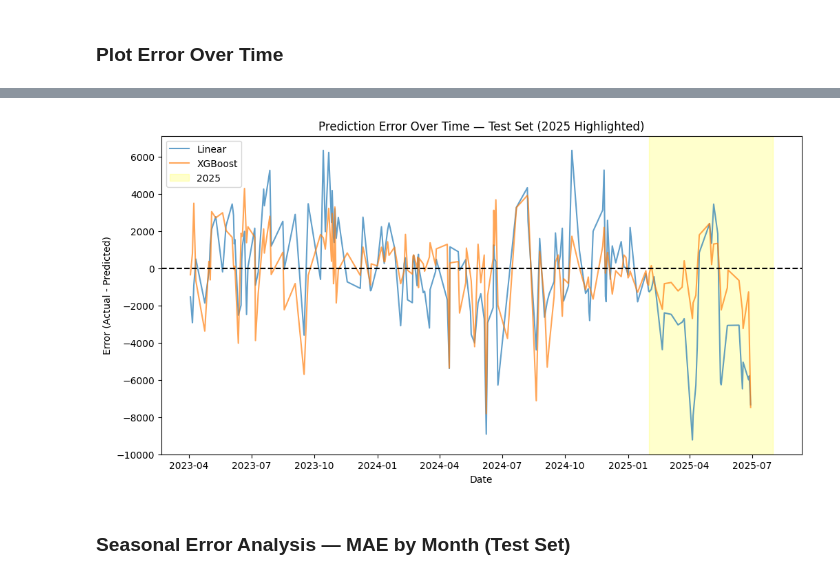
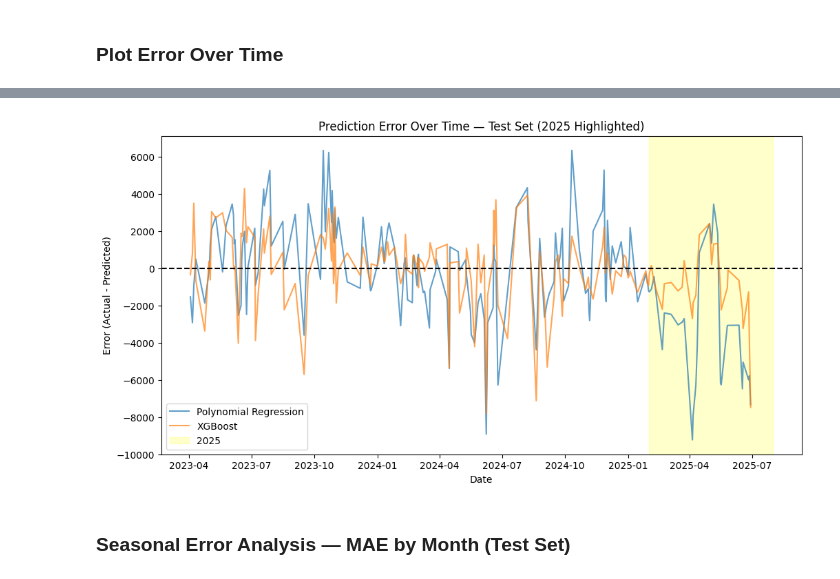
Before and after one commit to MatthieuGlemarec/SolarCast, a Jupyter notebook: Notebooks/04_Model_Evaluation/Model_Evaluation.ipynb, the cells around one changed output, grey strips where cells are left out. Cells and saved outputs as stored; diff of their text form; code cells hidden in the pictures.

```diff
--- a/Notebooks/04_Model_Evaluation/Model_Evaluation.ipynb
+++ b/Notebooks/04_Model_Evaluation/Model_Evaluation.ipynb
@@ -325,22 +363,22 @@ plt.show()
 # %%
-### Annotated Error Over Time
-
+# Annotated Error Over Time
 plt.figure(figsize=(12,6))
-plt.plot(errors_df["date"], errors_df["Linear Error"], label="Linear", alpha=0.7)
+plt.plot(errors_df["date"], errors_df["Linear Error"], label="Polynomial Regression", alpha=0.7)
 plt.plot(errors_df["date"], errors_df["XGBoost Error"], label="XGBoost", alpha=0.7)
 plt.axhline(0, color='black', linestyle='--')
 
 # Highlight summer 2025 period
 plt.axvspan(pd.Timestamp('2025-02-01'), pd.Timestamp('2025-07-31'),
             color='yellow', alpha=0.2, label='2025')
 
 plt.xlabel("Date")
 plt.ylabel("Error (Actual - Predicted)")
 plt.title("Prediction Error Over Time — Test Set (2025 Highlighted)")
 plt.legend()
+plt.savefig('../../Outputs/Figures/Final/PolyModel_XGBoostModel_Error_Over_Time_2025_Highlight_Test_Set).png', dpi=300)
 plt.show()
 # %% [output]
-[figure, old version]
+[figure, new version]
 # %% [markdown]
 ### Seasonal Error Analysis — MAE by Month (Test Set)
 # %%
```
Also changed, not shown: parts of 10 cells of this notebook, 11 other files.
